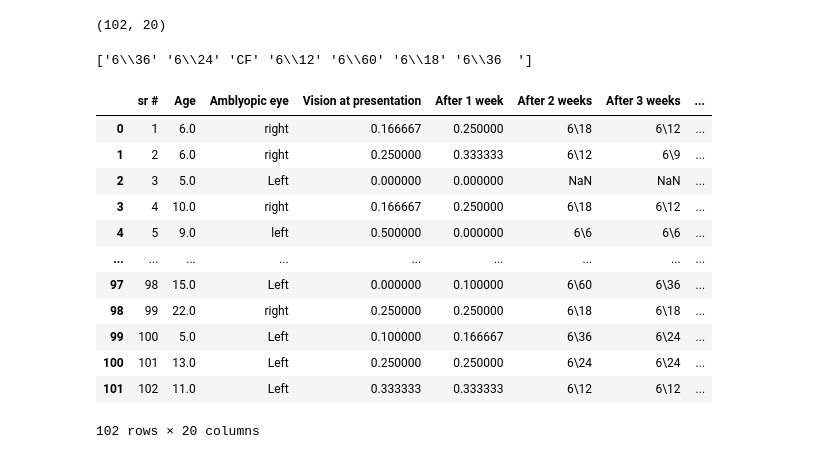
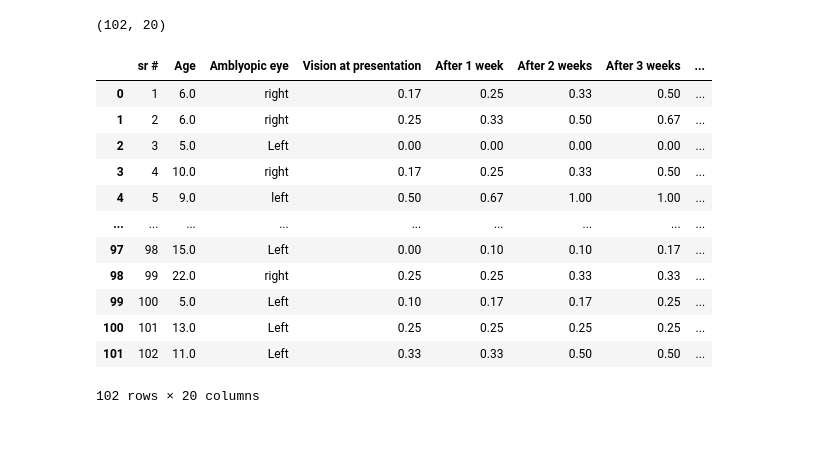
Before and after one commit to SoRaz049/DataAnalysisProjects, a Jupyter notebook: amblyopia/amblopia_1.ipynb, the cells around one changed output. Saved outputs shown, nothing was run; the diff lists cells and outputs as text; code cells hidden in the pictures.

Commit message:
Cleaned the data and filled all the null values.

```diff
--- a/amblyopia/amblopia_1.ipynb
+++ b/amblyopia/amblopia_1.ipynb
@@ -29,44 +47,44 @@ df.shape
-# %%
-print(df["Vision at presentation"].unique())
-# %% [output]
-['6\\36' '6\\24' 'CF' '6\\12' '6\\60' '6\\18' '6\\36  ']
+# %%
+unique_data = {}
+
+for column in df.columns[3:16]:
+    unique_data[column] = df[column].unique()
 # %%
-
-vision_data = ['6\\36', '6\\24', '6\\12', '6\\60', '6\\18', '6\\36']
-
 def frac_to_dec1(fraction_str):
     try:
         numerator, denominator = map(int, fraction_str.split('\\'))
-        return numerator / denominator
+        result = numerator / denominator
+        return round(result,2)
     except ValueError:
         return None  # or any other default value you prefer
 
 def frac_to_dec(row, col):
     if row[col] == 'CF':
         return 0
-    elif row[col] in vision_data:
+    elif row[col] in unique_data[col]:
         return frac_to_dec1(row[col])
     else:
         return 0
 
-title_list=["Vision at presentation", "After 1 week"]
+title_list= list(df.columns.values)
 
-for x in title_list:
-    # Apply the conversion function to each row in the DataFrame
-    df[x] = df.apply(lambda row: frac_to_dec(row, x), axis=1)
+for x in title_list[2:16]:
+    if x in unique_data:
+        # Apply the conversion function to each row in the DataFrame
+        df[x] = df.apply(lambda row: frac_to_dec(row, x), axis=1)
 
 df
 # %% [output]
 |  | sr # | Age | Amblyopic eye | Vision at presentation | After 1 week | After 2 weeks | After 3 weeks | ... |
-| 0 | 1 | 6.0 | right | 0.166667 | 0.250000 | 6\18 | 6\12 | ... |
-| 1 | 2 | 6.0 | right | 0.250000 | 0.333333 | 6\12 | 6\9 | ... |
-| 2 | 3 | 5.0 | Left | 0.000000 | 0.000000 | NaN | NaN | ... |
-| 3 | 4 | 10.0 | right | 0.166667 | 0.250000 | 6\18 | 6\12 | ... |
-| 4 | 5 | 9.0 | left | 0.500000 | 0.000000 | 6\6 | 6\6 | ... |
+| 0 | 1 | 6.0 | right | 0.17 | 0.25 | 0.33 | 0.50 | ... |
+| 1 | 2 | 6.0 | right | 0.25 | 0.33 | 0.50 | 0.67 | ... |
+| 2 | 3 | 5.0 | Left | 0.00 | 0.00 | 0.00 | 0.00 | ... |
+| 3 | 4 | 10.0 | right | 0.17 | 0.25 | 0.33 | 0.50 | ... |
+| 4 | 5 | 9.0 | left | 0.50 | 0.67 | 1.00 | 1.00 | ... |
 | ... | ... | ... | ... | ... | ... | ... | ... | ... |
-| 97 | 98 | 15.0 | Left | 0.000000 | 0.100000 | 6\60 | 6\36 | ... |
-| 98 | 99 | 22.0 | right | 0.250000 | 0.250000 | 6\18 | 6\18 | ... |
-| 99 | 100 | 5.0 | Left | 0.100000 | 0.166667 | 6\36 | 6\24 | ... |
-| 100 | 101 | 13.0 | Left | 0.250000 | 0.250000 | 6\24 | 6\24 | ... |
-| 101 | 102 | 11.0 | Left | 0.333333 | 0.333333 | 6\12 | 6\12 | ... |
+| 97 | 98 | 15.0 | Left | 0.00 | 0.10 | 0.10 | 0.17 | ... |
+| 98 | 99 | 22.0 | right | 0.25 | 0.25 | 0.33 | 0.33 | ... |
+| 99 | 100 | 5.0 | Left | 0.10 | 0.17 | 0.17 | 0.25 | ... |
+| 100 | 101 | 13.0 | Left | 0.25 | 0.25 | 0.25 | 0.25 | ... |
+| 101 | 102 | 11.0 | Left | 0.33 | 0.33 | 0.50 | 0.50 | ... |
 102 rows × 20 columns
```
Also changed, not shown: parts of 7 cells of this notebook, 1 other file.
